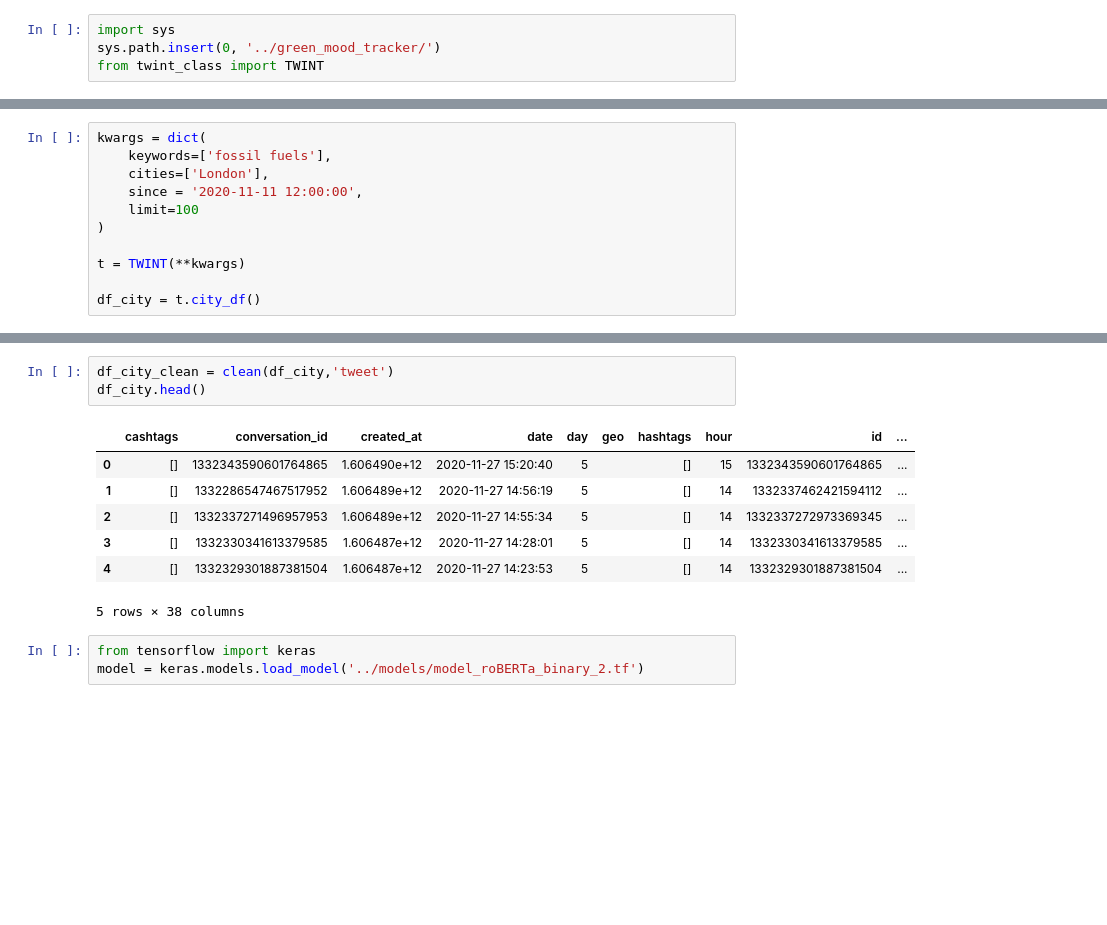
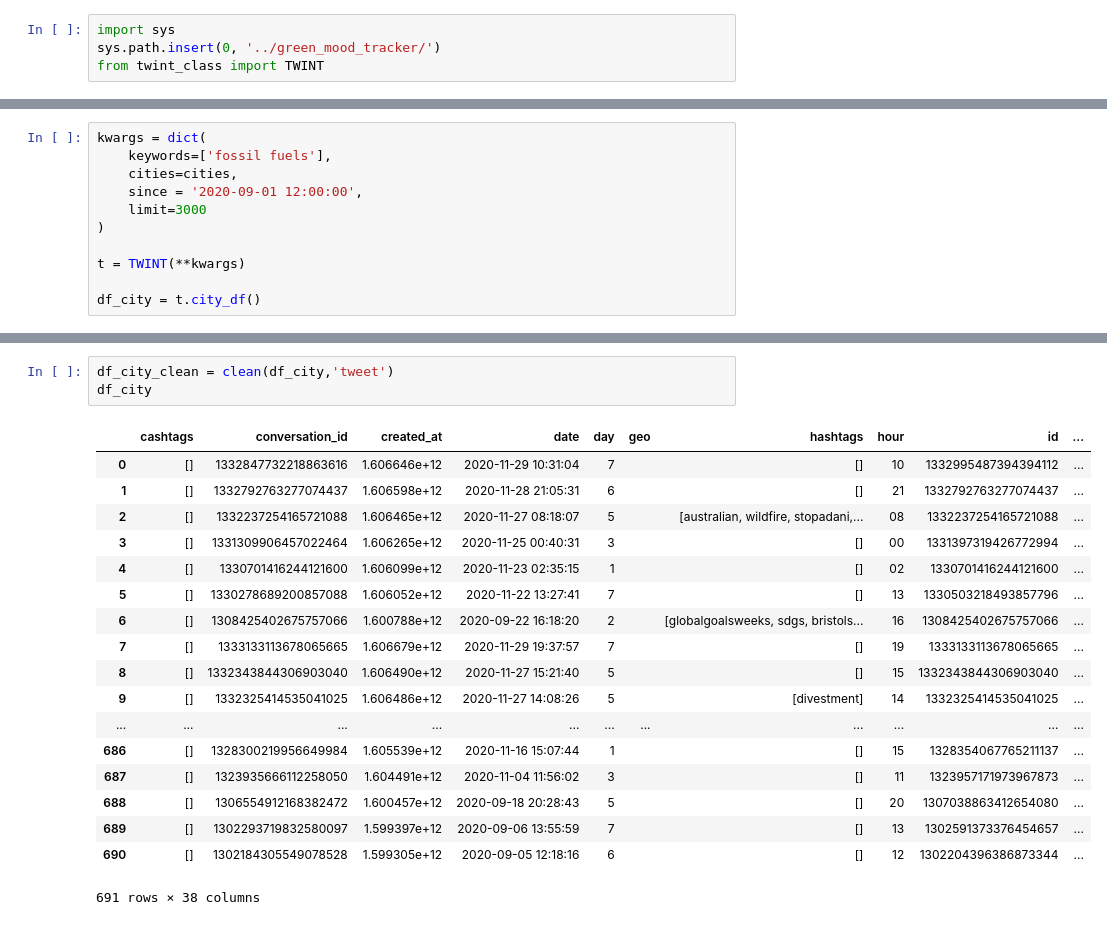
Before and after one commit to contatc2/green_mood_tracker, a Jupyter notebook: notebooks/henryhall-predictions.ipynb, the cells around one changed output, grey strips where cells are left out. Saved outputs shown, nothing was run; the diff lists cells and outputs as text; blank space fills up the shorter version.

```diff
--- a/notebooks/henryhall-predictions.ipynb
+++ b/notebooks/henryhall-predictions.ipynb
@@ -18,9 +67,9 @@ from twint_class import TWINT
 # %%
 kwargs = dict(
     keywords=['fossil fuels'],
-    cities=['London'],
-    since = '2020-11-11 12:00:00',
-    limit=100
+    cities=cities,
+    since = '2020-09-01 12:00:00',
+    limit=3000
 )
 
 t = TWINT(**kwargs)
@@ -29,16 +96,24 @@ df_city = t.city_df()
 # %%
 df_city_clean = clean(df_city,'tweet')
-df_city.head()
+df_city
 # %% [output]
 |  | cashtags | conversation_id | created_at | date | day | geo | hashtags | hour | id | ... |
-| 0 | [] | 1332343590601764865 | 1.606490e+12 | 2020-11-27 15:20:40 | 5 |  | [] | 15 | 1332343590601764865 | ... |
-| 1 | [] | 1332286547467517952 | 1.606489e+12 | 2020-11-27 14:56:19 | 5 |  | [] | 14 | 1332337462421594112 | ... |
-| 2 | [] | 1332337271496957953 | 1.606489e+12 | 2020-11-27 14:55:34 | 5 |  | [] | 14 | 1332337272973369345 | ... |
-| 3 | [] | 1332330341613379585 | 1.606487e+12 | 2020-11-27 14:28:01 | 5 |  | [] | 14 | 1332330341613379585 | ... |
-| 4 | [] | 1332329301887381504 | 1.606487e+12 | 2020-11-27 14:23:53 | 5 |  | [] | 14 | 1332329301887381504 | ... |
+| 0 | [] | 1332847732218863616 | 1.606646e+12 | 2020-11-29 10:31:04 | 7 |  | [] | 10 | 1332995487394394112 | ... |
+| 1 | [] | 1332792763277074437 | 1.606598e+12 | 2020-11-28 21:05:31 | 6 |  | [] | 21 | 1332792763277074437 | ... |
+| 2 | [] | 1332237254165721088 | 1.606465e+12 | 2020-11-27 08:18:07 | 5 |  | [australian, wildfire, stopadani,... | 08 | 1332237254165721088 | ... |
+| 3 | [] | 1331309906457022464 | 1.606265e+12 | 2020-11-25 00:40:31 | 3 |  | [] | 00 | 1331397319426772994 | ... |
+| 4 | [] | 1330701416244121600 | 1.606099e+12 | 2020-11-23 02:35:15 | 1 |  | [] | 02 | 1330701416244121600 | ... |
+| 5 | [] | 1330278689200857088 | 1.606052e+12 | 2020-11-22 13:27:41 | 7 |  | [] | 13 | 1330503218493857796 | ... |
+| 6 | [] | 1308425402675757066 | 1.600788e+12 | 2020-09-22 16:18:20 | 2 |  | [globalgoalsweeks, sdgs, bristols... | 16 | 1308425402675757066 | ... |
+| 7 | [] | 1333133113678065665 | 1.606679e+12 | 2020-11-29 19:37:57 | 7 |  | [] | 19 | 1333133113678065665 | ... |
+| 8 | [] | 1332343844306903040 | 1.606490e+12 | 2020-11-27 15:21:40 | 5 |  | [] | 15 | 1332343844306903040 | ... |
+| 9 | [] | 1332325414535041025 | 1.606486e+12 | 2020-11-27 14:08:26 | 5 |  | [divestment] | 14 | 1332325414535041025 | ... |
+| ... | ... | ... | ... | ... | ... | ... | ... | ... | ... | ... |
+| 686 | [] | 1328300219956649984 | 1.605539e+12 | 2020-11-16 15:07:44 | 1 |  | [] | 15 | 1328354067765211137 | ... |
+| 687 | [] | 1323935666112258050 | 1.604491e+12 | 2020-11-04 11:56:02 | 3 |  | [] | 11 | 1323957171973967873 | ... |
+| 688 | [] | 1306554912168382472 | 1.600457e+12 | 2020-09-18 20:28:43 | 5 |  | [] | 20 | 1307038863412654080 | ... |
+| 689 | [] | 1302293719832580097 | 1.599397e+12 | 2020-09-06 13:55:59 | 7 |  | [] | 13 | 1302591373376454657 | ... |
+| 690 | [] | 1302184305549078528 | 1.599305e+12 | 2020-09-05 12:18:16 | 6 |  | [] | 12 | 1302204396386873344 | ... |
-5 rows × 38 columns
+691 rows × 38 columns
-# %%
-from tensorflow import keras
-model = keras.models.load_model('../models/model_roBERTa_binary_2.tf')
 # %%
 from green_mood_tracker.encoders import RobertaEncoder
```
Also changed, not shown: parts of 30 cells of this notebook, 2 other files.
